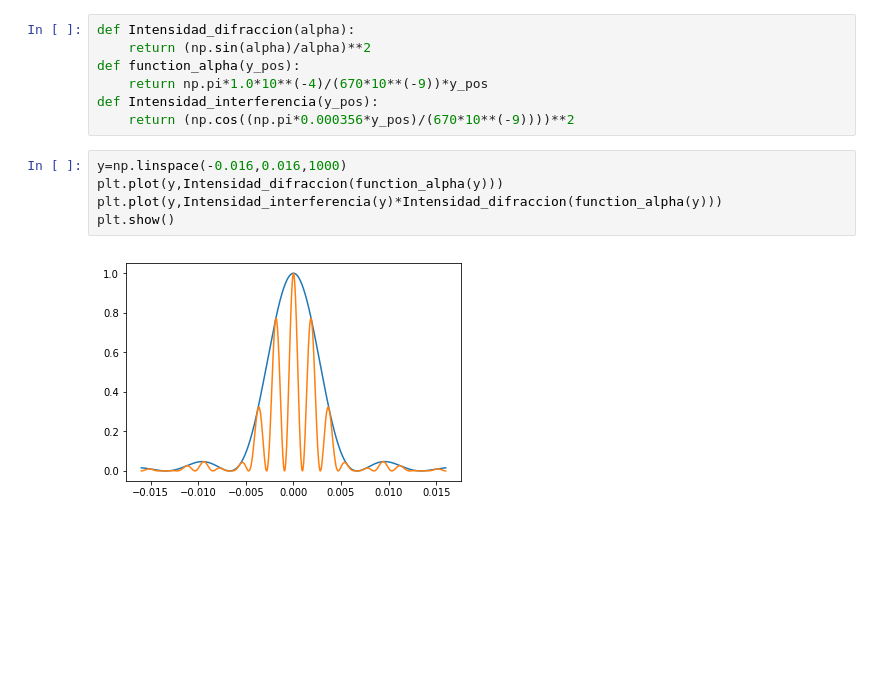
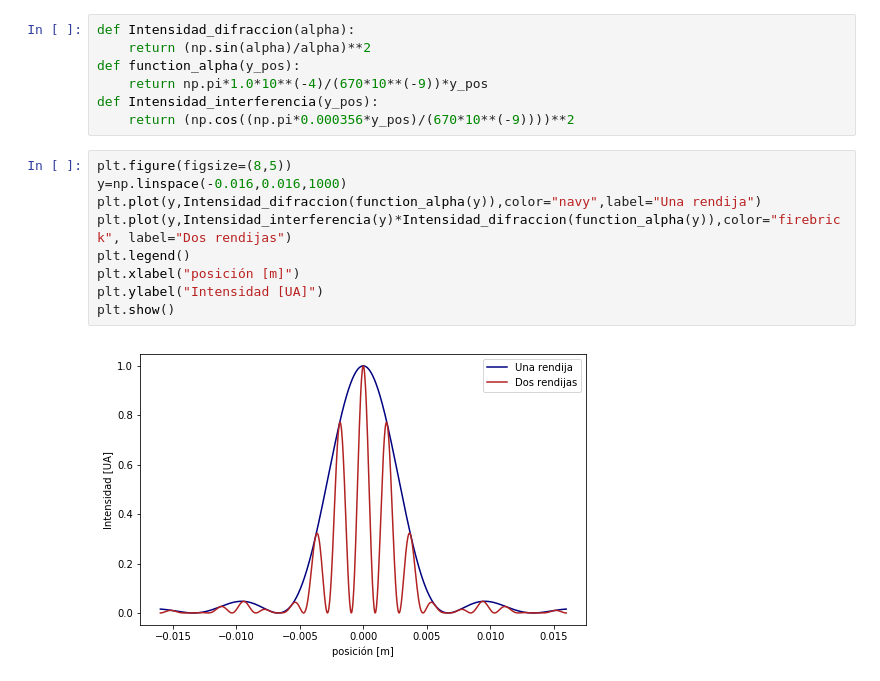
Before and after one commit to jamontanac/Laboratorio-Avanzado, a Jupyter notebook: Double_Slit/Analisis.ipynb, the cells around one changed output. Saved outputs shown, nothing was run; the diff lists cells and outputs as text; blank space fills up the shorter version.

```diff
--- a/Double_Slit/Analisis.ipynb
+++ b/Double_Slit/Analisis.ipynb
@@ -184,9 +184,13 @@ def function_alpha(y_pos):
 def Intensidad_interferencia(y_pos):
     return (np.cos((np.pi*0.000356*y_pos)/(670*10**(-9))))**2
 # %%
+plt.figure(figsize=(8,5))
 y=np.linspace(-0.016,0.016,1000)
-plt.plot(y,Intensidad_difraccion(function_alpha(y)))
-plt.plot(y,Intensidad_interferencia(y)*Intensidad_difraccion(function_alpha(y)))
+plt.plot(y,Intensidad_difraccion(function_alpha(y)),color="navy",label="Una rendija")
+plt.plot(y,Intensidad_interferencia(y)*Intensidad_difraccion(function_alpha(y)),color="firebrick", label="Dos rendijas")
+plt.legend()
+plt.xlabel("posición [m]")
+plt.ylabel("Intensidad [UA]")
 plt.show()
 # %% [output]
-[figure, old version]
+[figure, new version]
```
